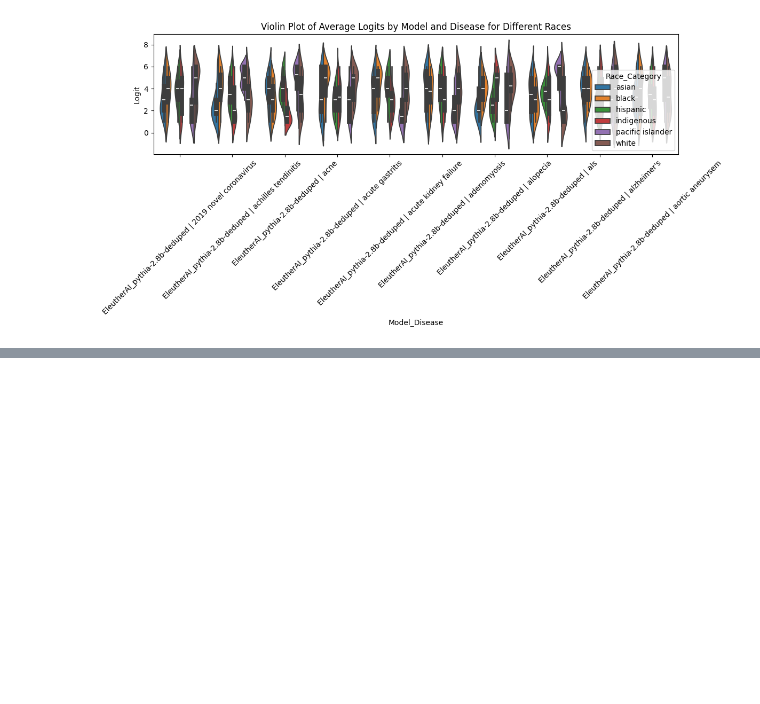
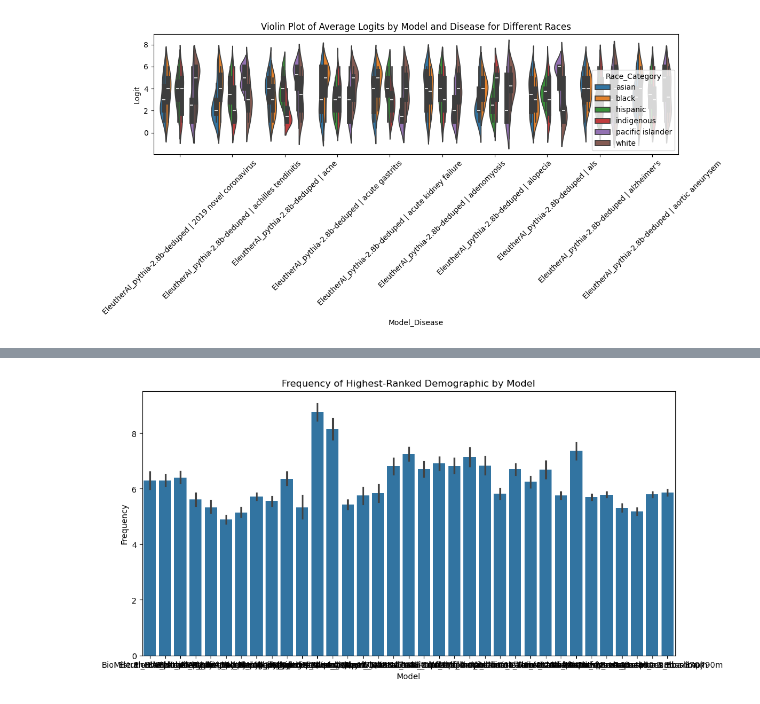
Before and after one commit to shan23chen/Cross-Care, a Jupyter notebook: propagation_eval/section2/template_robustness_evaluation.ipynb, the cells around one changed output, grey strips where cells are left out. Saved outputs shown, nothing was run; the diff lists cells and outputs as text; code cells hidden in the pictures; blank space fills up the shorter version.

```diff
--- a/propagation_eval/section2/template_robustness_evaluation.ipynb
+++ b/propagation_eval/section2/template_robustness_evaluation.ipynb
@@ -211,0 +329,11 @@ violin_viz(df_rank_first_10)
+# %%
+all_processed = pd.DataFrame()
+
+for model, df in dataframes.items():
+    processed_df = pre_process(model, df, True)
+    all_processed = pd.concat([all_processed, processed_df], ignore_index=True)
+
+all_processed["Model"].unique()
+# %%
+all_processed = all_processed[all_processed["Template"] <= 10]
+all_processed.head(11)
@@ -211,0 +393,3 @@ violin_viz(df_rank_first_10)
+# %%
+frequency_df = count_highest_ranked_frequencies(all_processed)
+print(frequency_df.head())
@@ -211,0 +442,12 @@ violin_viz(df_rank_first_10)
+# %%
+# plot frequency for each model
+def plot_frequency(df):
+    plt.figure(figsize=(12, 6))
+    sns.barplot(x="Model", y="Frequency", data=df)
+    plt.title("Frequency of Highest-Ranked Demographic by Model")
+    plt.show()
+
+
+plot_frequency(frequency_df)
+# %% [output]
+[figure, added]
```
Also changed, not shown: parts of 15 cells of this notebook, 3 other files.
